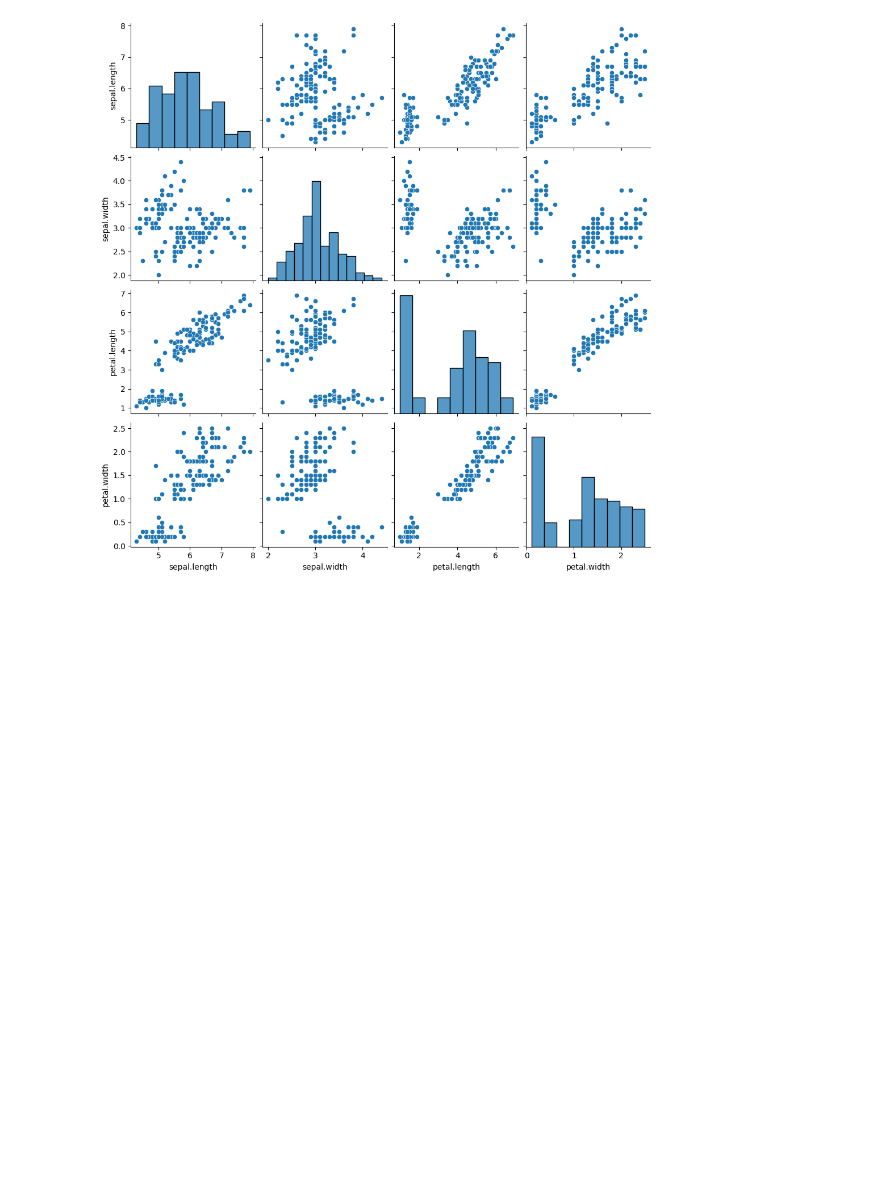
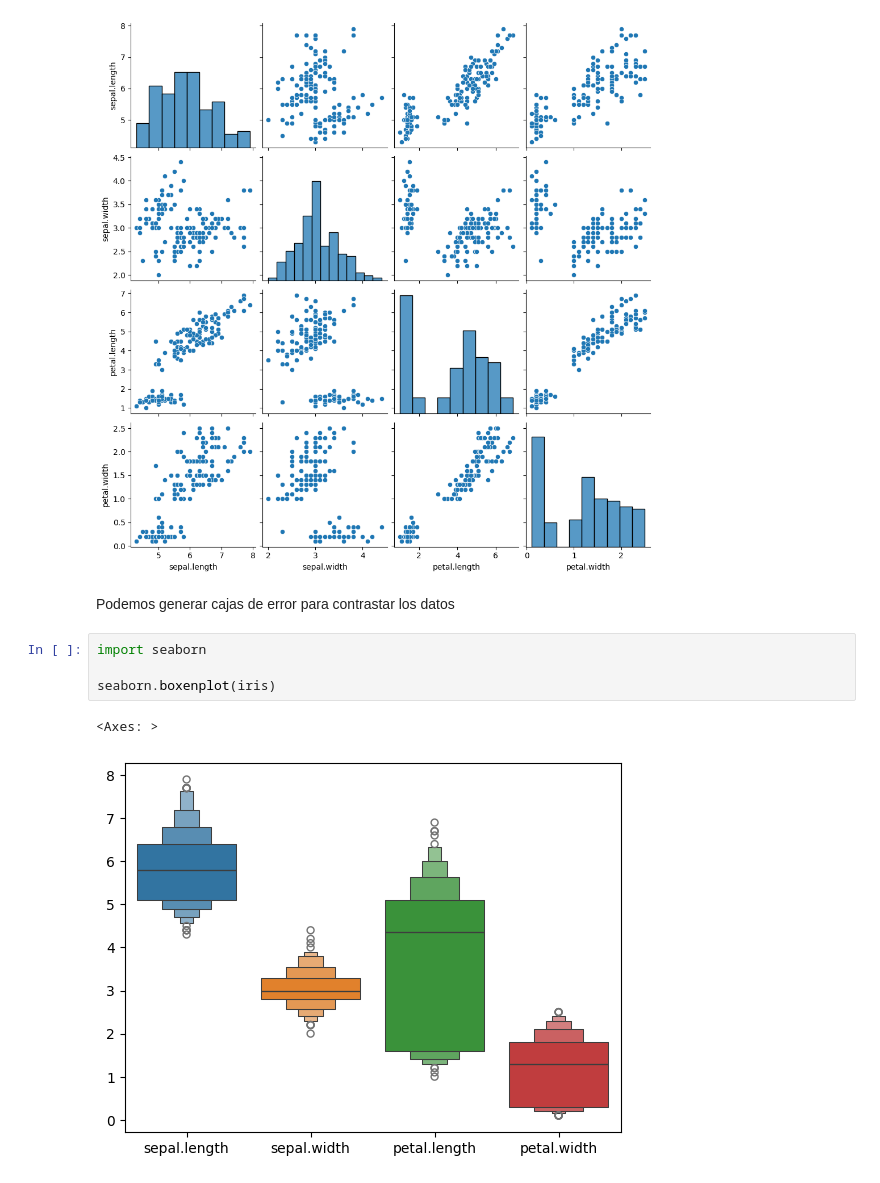
Before and after one commit to dragonnomada/thincrs-machine-learning-2023-oct, a Jupyter notebook: c102.3_caso_estudio_iris.ipynb, the cells around one changed output. Cells and saved outputs as stored; diff of their text form; blank space fills up the shorter version.

```diff
--- a/c102.3_caso_estudio_iris.ipynb
+++ b/c102.3_caso_estudio_iris.ipynb
@@ -204,3 +216,12 @@ sns.pairplot(iris)
 plt.show()
 # %% [output]
 [figure]
+# %% [markdown]
+Podemos generar cajas de error para contrastar los datos
+# %%
+import seaborn
+
+seaborn.boxenplot(iris)
+# %% [output]
+<Axes: >
+[figure, added]
```
Also changed, not shown: parts of 45 cells of this notebook.
